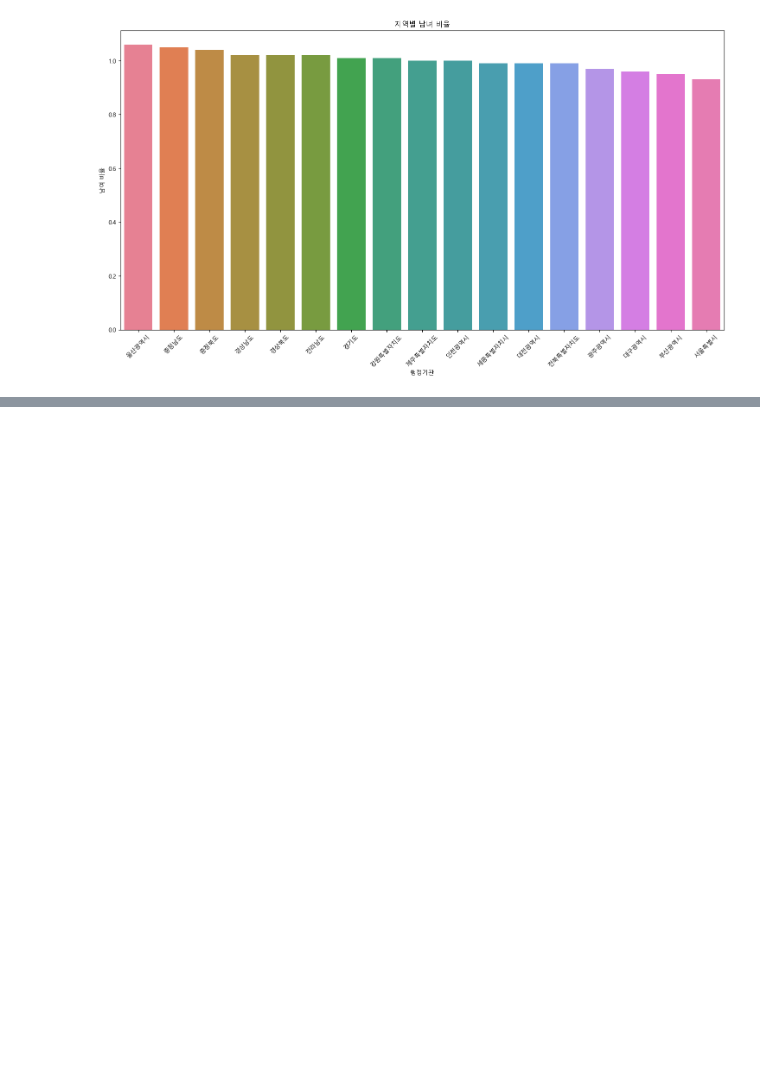
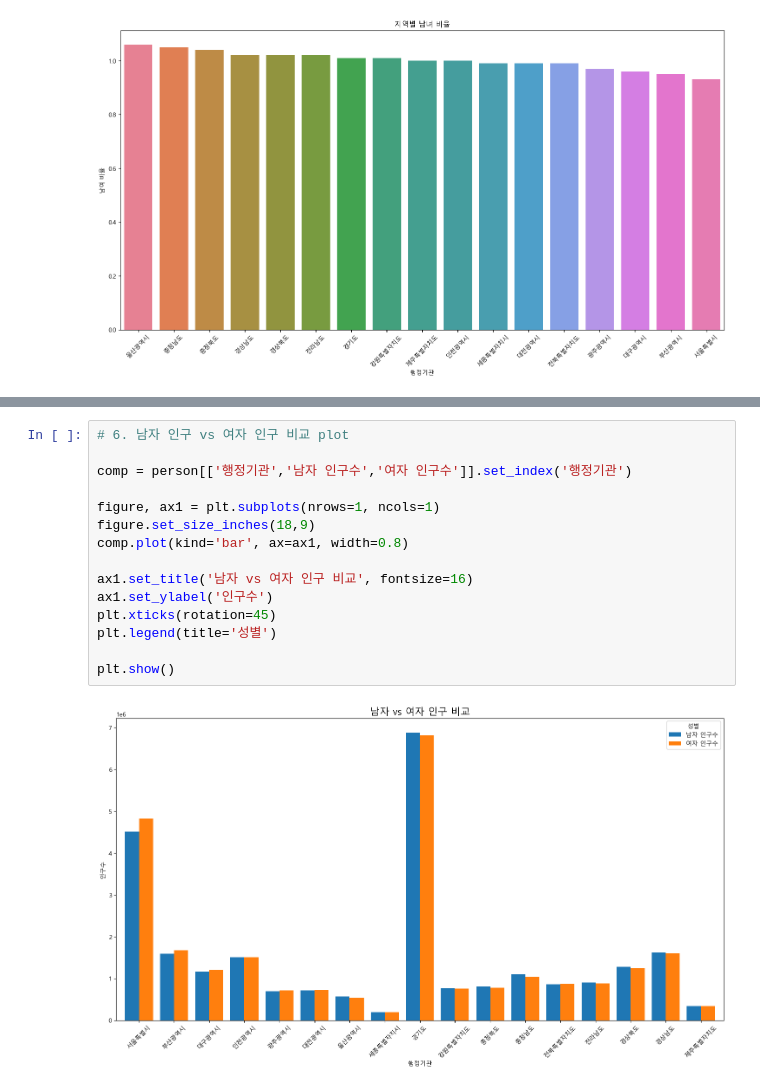
Before and after one commit to seoyeon020/Python_Webscraping_Analysis, a Jupyter notebook: 연습문제_웹스크래핑/인구현황분석.ipynb, the cells around one changed output, grey strips where cells are left out. Saved outputs shown, nothing was run; the diff lists cells and outputs as text; blank space fills up the shorter version.

```diff
--- a/연습문제_웹스크래핑/인구현황분석.ipynb
+++ b/연습문제_웹스크래핑/인구현황분석.ipynb
@@ -101,0 +166,17 @@ plt.show()
+# %%
+# 6. 남자 인구 vs 여자 인구 비교 plot
+
+comp = person[['행정기관','남자 인구수','여자 인구수']].set_index('행정기관')
+
+figure, ax1 = plt.subplots(nrows=1, ncols=1)
+figure.set_size_inches(18,9)
+comp.plot(kind='bar', ax=ax1, width=0.8)
+
+ax1.set_title('남자 vs 여자 인구 비교', fontsize=16)
+ax1.set_ylabel('인구수')
+plt.xticks(rotation=45)
+plt.legend(title='성별')
+
+plt.show()
+# %% [output]
+[figure, added]
```
Also changed, not shown: parts of 3 cells of this notebook.
